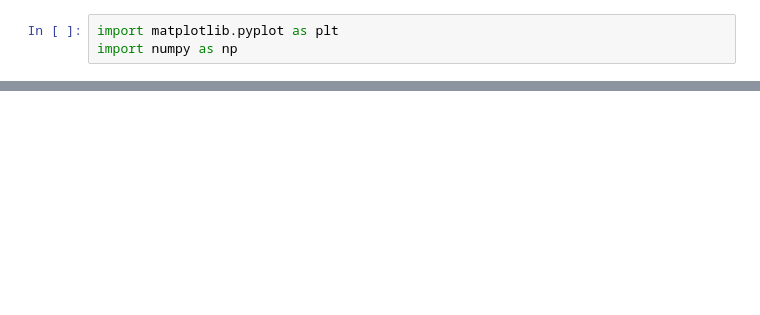
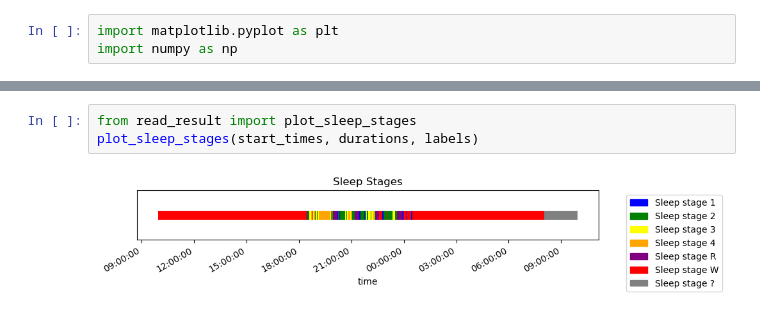
Before and after one commit to TonyHGF/EEG-Sleep-Staging, a Jupyter notebook: main.ipynb, the cells around one changed output, grey strips where cells are left out. Cells and saved outputs as stored; diff of their text form; blank space fills up the shorter version.

```diff
--- a/main.ipynb
+++ b/main.ipynb
@@ -24,0 +30,5 @@ plot_signals(labels, data, frequency)
+# %%
+from read_result import plot_sleep_stages
+plot_sleep_stages(start_times, durations, labels)
+# %% [output]
+[figure, added]
```
Also changed, not shown: parts of 4 cells of this notebook, 1 other file.
